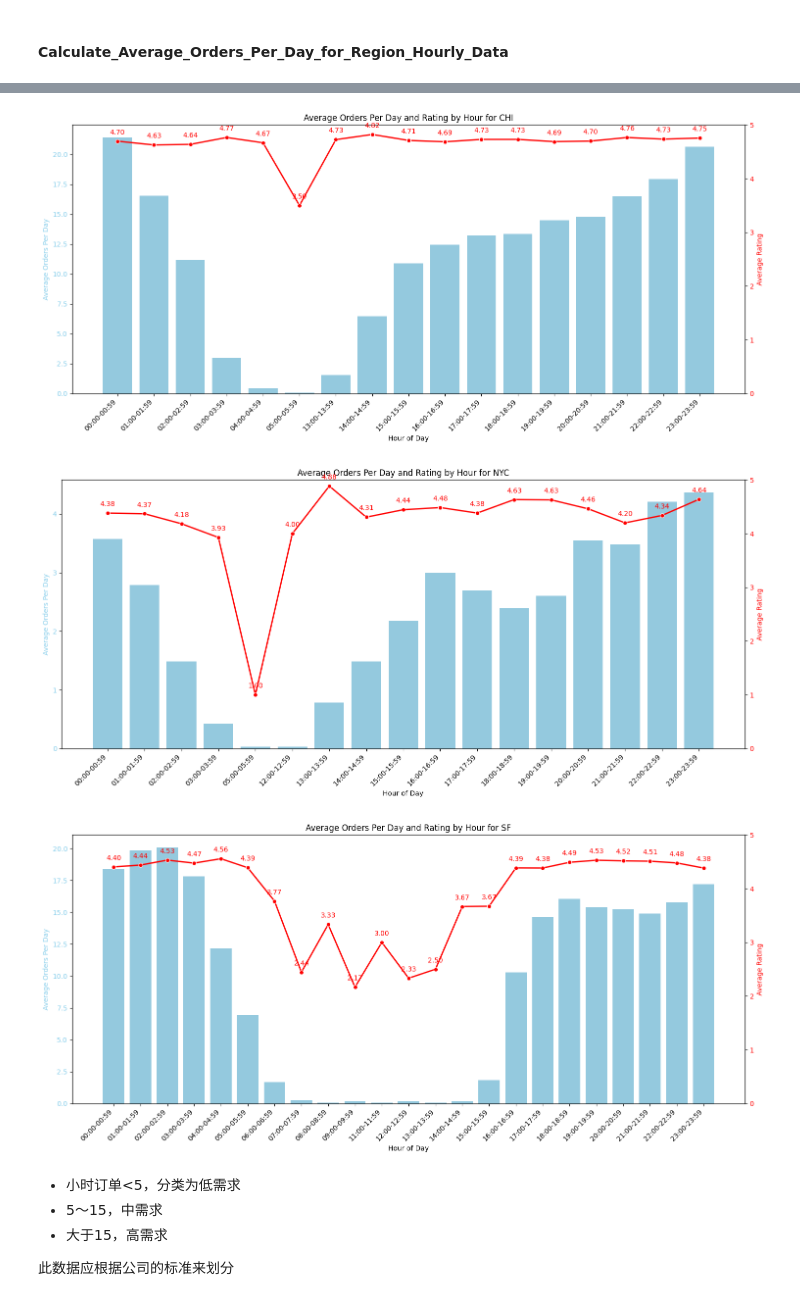
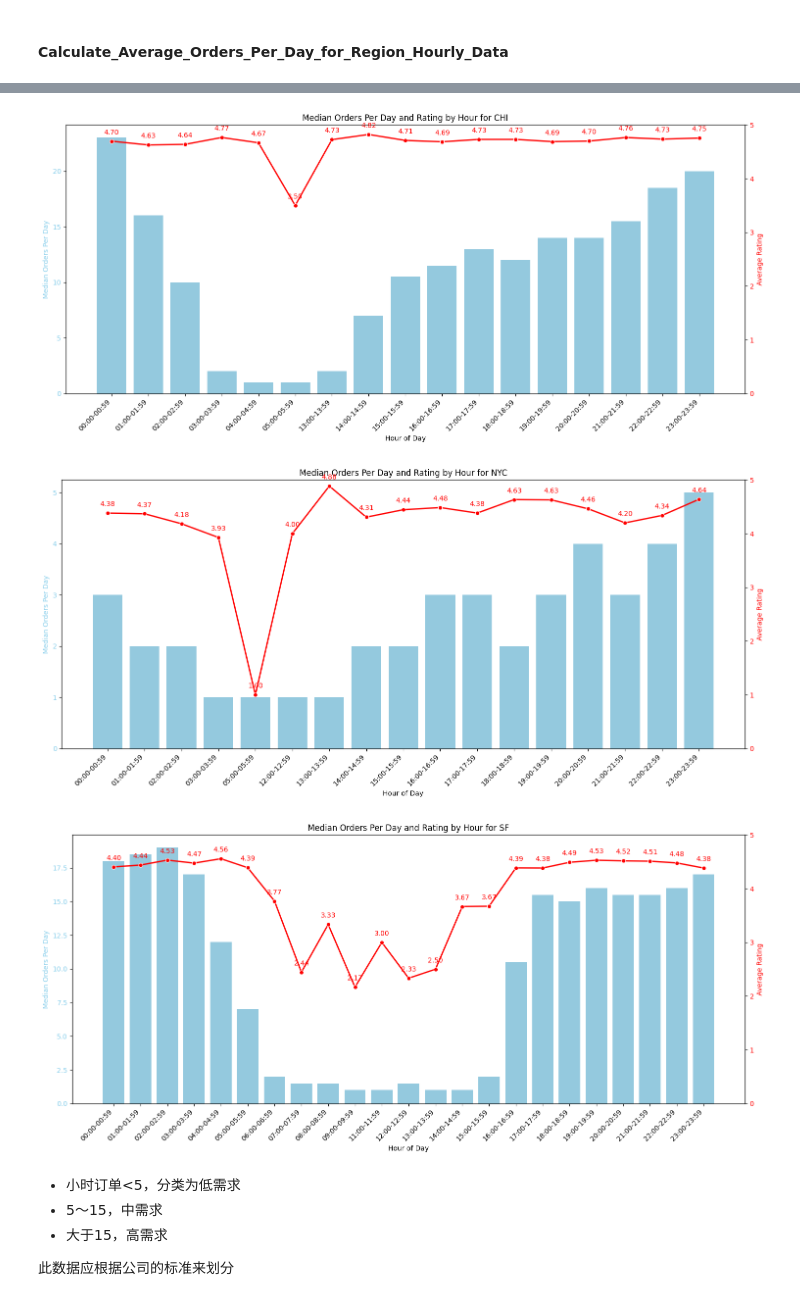
Before and after one commit to PeiZheng224/AI-Powered-Marketing-Content-Pipeline, a Jupyter notebook: instacart_1/takehomefile.ipynb, the cells around one changed output, grey strips where cells are left out. Saved outputs shown, nothing was run; the diff lists cells and outputs as text; code cells hidden in the pictures.

```diff
--- a/instacart_1/takehomefile.ipynb
+++ b/instacart_1/takehomefile.ipynb
@@ -746,11 +746,30 @@ for day_num, day_name in ordered_day_names.items():
 # %% [markdown]
 #### Calculate_Average_Orders_Per_Day_for_Region_Hourly_Data
 # %%
-query_regional_hourly_metrics = """
+query_daily_hourly_orders = """
+SELECT
+    region,
+    STRFTIME('%Y-%m-%d', REPLACE(REPLACE(`order delivery time`, ' UTC', ''), ' +0000', '')) AS Order_Date,
+    STRFTIME('%H', REPLACE(REPLACE(`order delivery time`, ' UTC', ''), ' +0000', '')) AS Hour_of_Day,
+    COUNT(`order id`) AS Orders_Count_Per_Day_Hour
+FROM
+    customer_data
+GROUP BY
+    region, Order_Date, Hour_of_Day
+ORDER BY
+    region, Order_Date, Hour_of_Day;
+"""
+daily_hourly_order_counts_df = pd.read_sql(query_daily_hourly_orders, engine)
+
+# Calculate median orders per day per hour for each region
+median_orders_per_day_hourly = daily_hourly_order_counts_df.groupby(['region', 'Hour_of_Day'])['Orders_Count_Per_Day_Hour'].median().reset_index()
+median_orders_per_day_hourly.rename(columns={'Orders_Count_Per_Day_Hour': 'Median_Orders_Per_Day_Hourly'}, inplace=True)
+
+# Also get the average rating per hour for each region, similar to how it was done before
+query_regional_hourly_avg_rating = """
 SELECT
     region,
     STRFTIME('%H', REPLACE(REPLACE(`order delivery time`, ' UTC', ''), ' +0000', '')) AS Hour_of_Day,
-    COUNT(`order id`) AS Orders_Count,
     AVG(`customer order rating`) AS Average_Rating
 FROM
     customer_data
@@ -759,15 +778,13 @@ GROUP BY
 ORDER BY
     region, Hour_of_Day;
 """
-regional_hourly_metrics_df = pd.read_sql(query_regional_hourly_metrics, engine)
+regional_hourly_avg_rating_df = pd.read_sql(query_regional_hourly_avg_rating, engine)
+
+# Merge the median orders with average ratings to form the final DataFrame for plotting
+regional_hourly_metrics_df = pd.merge(median_orders_per_day_hourly, regional_hourly_avg_rating_df, on=['region', 'Hour_of_Day'])
 
 # Convert the hour to a human-readable range
 regional_hourly_metrics_df['Hour_Range'] = regional_hourly_metrics_df['Hour_of_Day'].apply(lambda x: f"{x}:00-{int(x):02d}:59")
 
-df['order delivery time'] = pd.to_datetime(df['order delivery time'], errors='coerce', utc=True)
-unique_days = df['order delivery time'].dt.date.nunique()
-print(f"Number of unique days in the dataset: {unique_days}")
-
-regional_hourly_metrics_df['Average_Orders_Per_Day'] = regional_hourly_metrics_df['Orders_Count'] / unique_days
 display(regional_hourly_metrics_df.head())
 # %% [output]
@@ -781,3 +797,2 @@ Number of unique days in the dataset: 33
 # %%
-regional_hourly_metrics_df['Average_Orders_Per_Day'] = regional_hourly_metrics_df['Orders_Count'] / unique_days
-display(regional_hourly_metrics_df.head())
+# This cell is no longer needed as Median_Orders_Per_Day_Hourly is calculated in the previous cell.
@@ -791,38 +799,38 @@ display(regional_hourly_metrics_df.head())
 # %%
 unique_regions = regional_hourly_metrics_df['region'].unique()
 
 for region_name in unique_regions:
     region_data = regional_hourly_metrics_df[regional_hourly_metrics_df['region'] == region_name].copy()
 
     if not region_data.empty:
         fig, ax1 = plt.subplots(figsize=(15, 7))
 
-        # Plot Average_Orders_Per_Day as bar chart on the primary y-axis
-        sns.barplot(x='Hour_Range', y='Average_Orders_Per_Day', data=region_data, ax=ax1, color='skyblue')
+        # Plot Median_Orders_Per_Day_Hourly as bar chart on the primary y-axis
+        sns.barplot(x='Hour_Range', y='Median_Orders_Per_Day_Hourly', data=region_data, ax=ax1, color='skyblue')
         ax1.set_xlabel('Hour of Day')
-        ax1.set_ylabel('Average Orders Per Day', color='skyblue')
+        ax1.set_ylabel('Median Orders Per Day', color='skyblue')
         ax1.tick_params(axis='y', labelcolor='skyblue')
-        ax1.set_title(f'Average Orders Per Day and Rating by Hour for {region_name.upper()}')
+        ax1.set_title(f'Median Orders Per Day and Rating by Hour for {region_name.upper()}')
         ax1.set_xticklabels(region_data['Hour_Range'], rotation=45, ha='right')
 
         # Create a secondary y-axis for Average_Rating
         ax2 = ax1.twinx()
         # Plot Average_Rating as a line chart on the secondary y-axis
         sns.lineplot(x='Hour_Range', y='Average_Rating', data=region_data, ax=ax2, color='red', marker='o', linewidth=2)
         ax2.set_ylabel('Average Rating', color='red')
         ax2.tick_params(axis='y', labelcolor='red')
         ax2.set_ylim(bottom=0, top=5) # Assuming ratings are 0-5
 
         # Add average rating labels to the line plot
         for x_pos, y_pos in enumerate(region_data['Average_Rating']):
             ax2.text(x_pos, y_pos + 0.1, f'{y_pos:.2f}', color='red', ha='center', va='bottom') # Adjust y_pos for label placement
 
         plt.tight_layout()
         plt.show()
 # %% [output]
-[figure, old version]
+[figure, new version]
-[figure, old version]
+[figure, new version]
-[figure, old version]
+[figure, new version]
 # %% [markdown]
 - 小时订单<5，分类为低需求
 - 5～15，中需求
```
Also changed, not shown: parts of 30 cells of this notebook.
